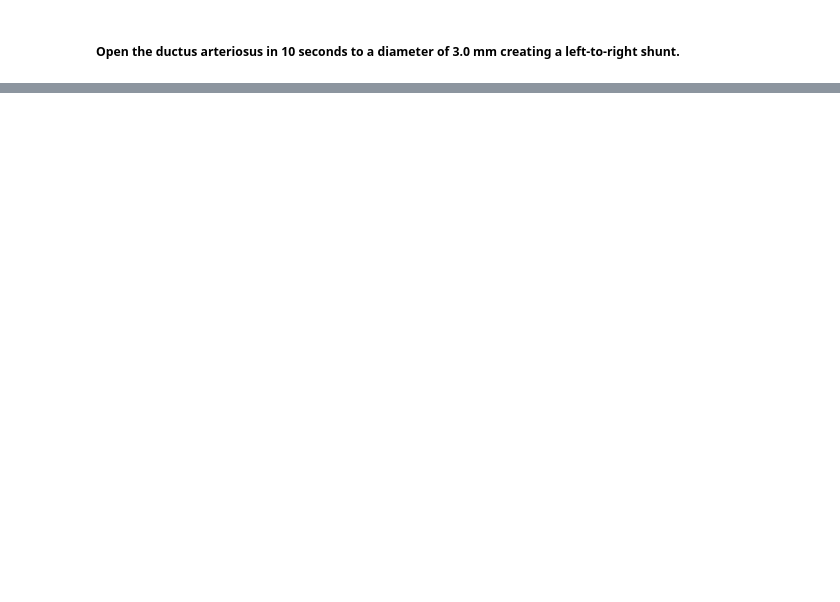
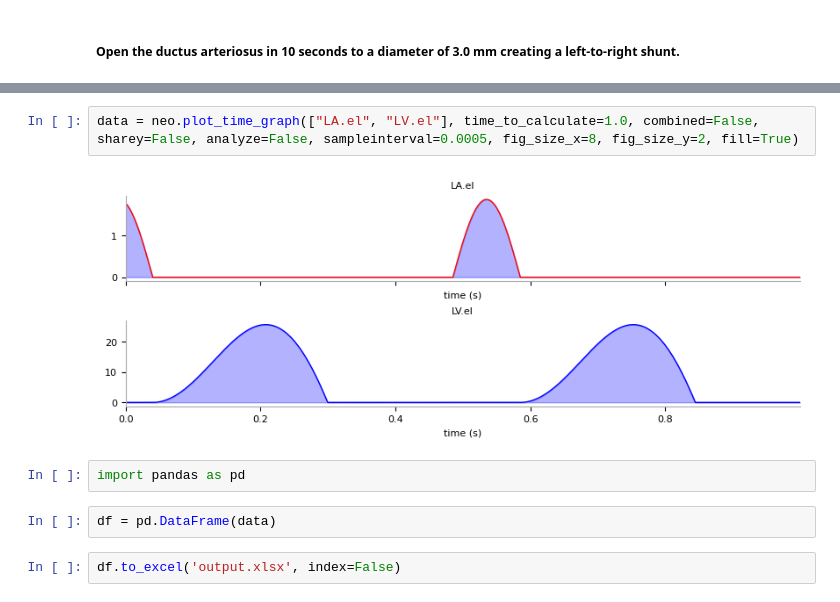
Before and after one commit to Dobutamine/explain-python, a Jupyter notebook: patients/PDA.ipynb, the cells around one changed output, grey strips where cells are left out. Cells and saved outputs as stored; diff of their text form; blank space fills up the shorter version.

```diff
--- a/patients/PDA.ipynb
+++ b/patients/PDA.ipynb
@@ -185,0 +184,10 @@ Note the pseudo-normalization of the E/A ratio in the extreme premature born bab
+# %%
+data = neo.plot_time_graph(["LA.el", "LV.el"], time_to_calculate=1.0, combined=False, sharey=False, analyze=False, sampleinterval=0.0005, fig_size_x=8, fig_size_y=2, fill=True)
+# %% [output]
+[figure, added]
+# %%
+import pandas as pd
+# %%
+df = pd.DataFrame(data)
+# %%
+df.to_excel('output.xlsx', index=False)
```
Also changed, not shown: parts of 3 cells of this notebook, 7 other files.
